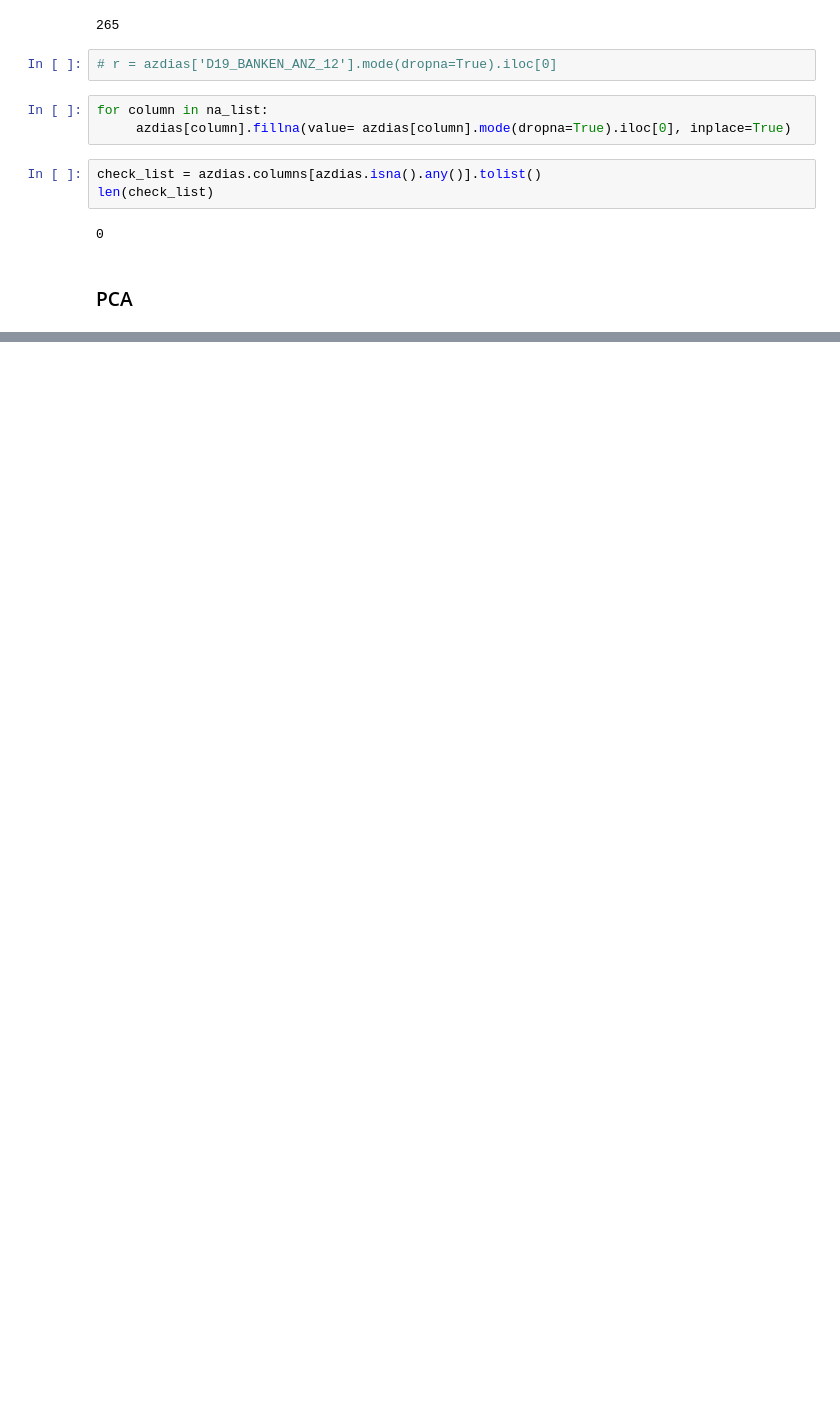
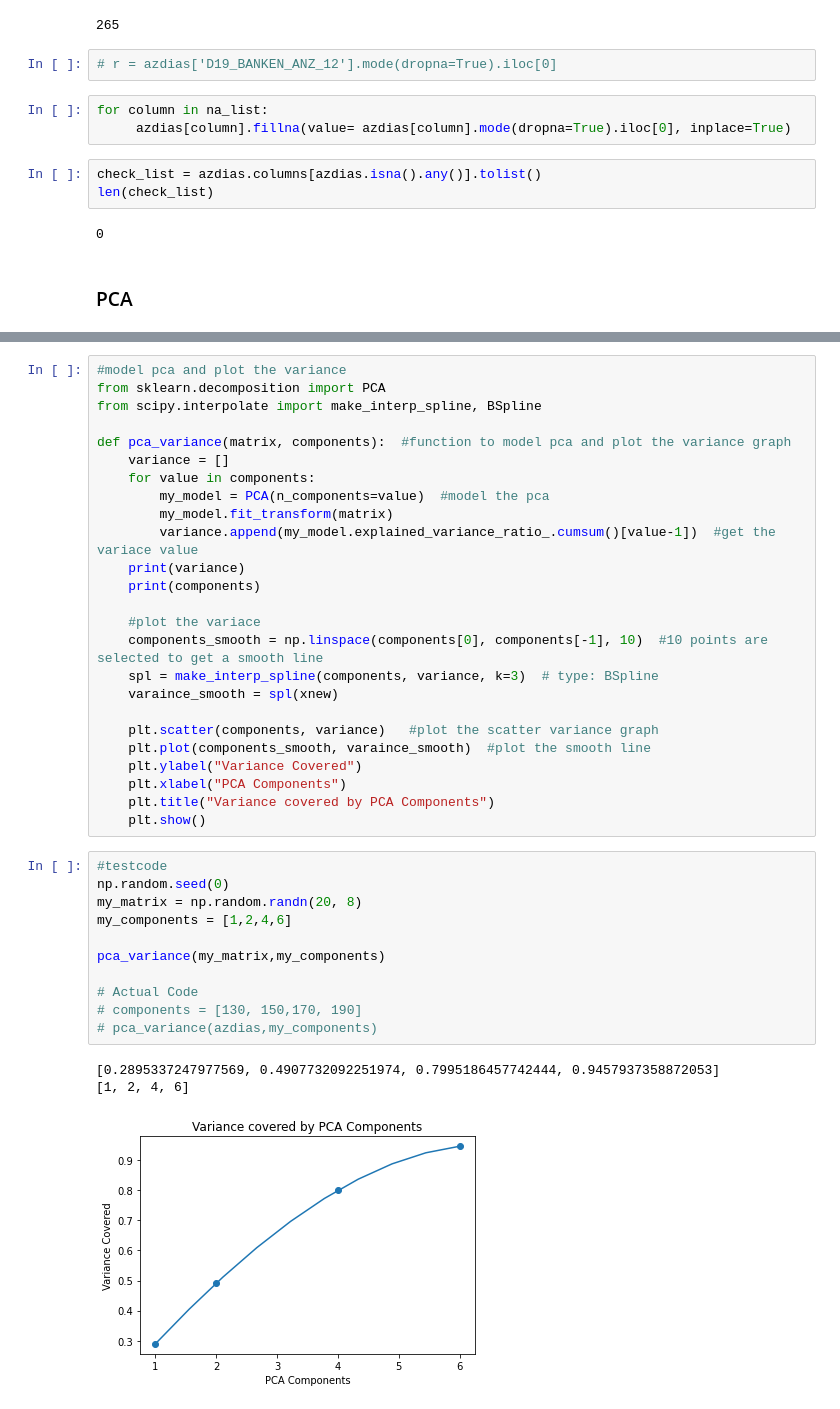
Before and after one commit to supulij/Arvato-Customer-Segmentation-for-mail-order, a Jupyter notebook: Nanodegree-TempNotebook.ipynb, the cells around one changed output, grey strips where cells are left out. Saved outputs shown, nothing was run; the diff lists cells and outputs as text; blank space fills up the shorter version.

Commit message:
PCA function completed

```diff
--- a/Nanodegree-TempNotebook.ipynb
+++ b/Nanodegree-TempNotebook.ipynb
@@ -262 +262,41 @@ dtypes: category(8), float64(257), int64(86)
 memory usage: 2.3 GB
+# %%
+#model pca and plot the variance
+from sklearn.decomposition import PCA
+from scipy.interpolate import make_interp_spline, BSpline
+
+def pca_variance(matrix, components):  #function to model pca and plot the variance graph
+    variance = []
+    for value in components:
+        my_model = PCA(n_components=value)  #model the pca
+        my_model.fit_transform(matrix)
+        variance.append(my_model.explained_variance_ratio_.cumsum()[value-1])  #get the variace value
+    print(variance)
+    print(components)
+
+    #plot the variace
+    components_smooth = np.linspace(components[0], components[-1], 10)  #10 points are selected to get a smooth line
+    spl = make_interp_spline(components, variance, k=3)  # type: BSpline
+    varaince_smooth = spl(xnew)
+
+    plt.scatter(components, variance)   #plot the scatter variance graph
+    plt.plot(components_smooth, varaince_smooth)  #plot the smooth line
+    plt.ylabel("Variance Covered")
+    plt.xlabel("PCA Components")
+    plt.title("Variance covered by PCA Components")
+    plt.show()
+# %%
+#testcode
+np.random.seed(0)
+my_matrix = np.random.randn(20, 8)
+my_components = [1,2,4,6]
+
+pca_variance(my_matrix,my_components)
+
+# Actual Code
+# components = [130, 150,170, 190]
+# pca_variance(azdias,my_components)
+# %% [output]
+[0.2895337247977569, 0.4907732092251974, 0.7995186457742444, 0.9457937358872053]
+[1, 2, 4, 6]
+[figure, added]
```
Also changed, not shown: parts of 1 cell of this notebook.
